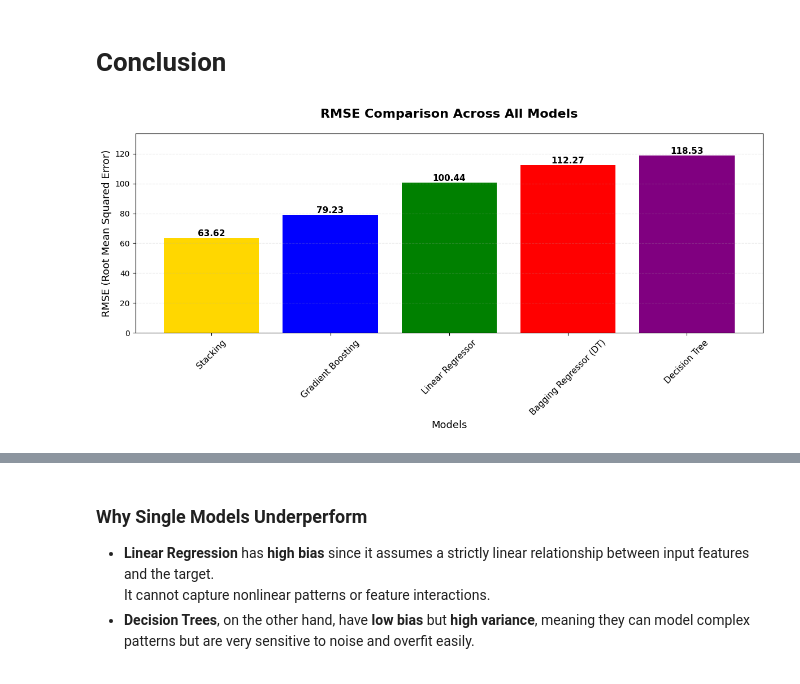
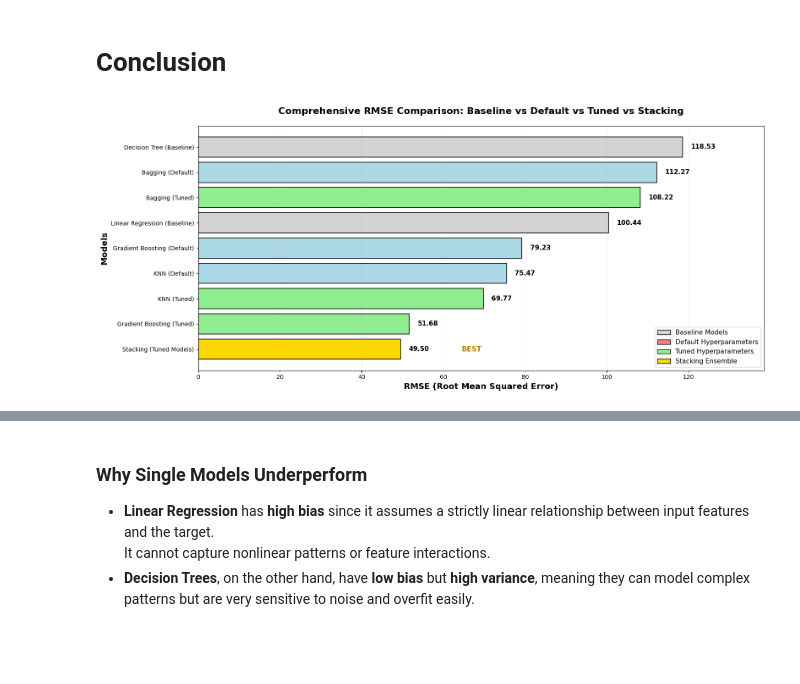
Before and after one commit to ha-rish-23/assignment-8-ha-rish-23, a Jupyter notebook: ensemble_learning.ipynb, the cells around one changed output, grey strips where cells are left out. Cells and saved outputs as stored; diff of their text form; code cells hidden in the pictures; blank space fills up the shorter version.

```diff
--- a/ensemble_learning.ipynb
+++ b/ensemble_learning.ipynb
@@ -337,36 +641,93 @@ Model Performance Comparison:
 # %% [markdown]
 # Conclusion
 # %%
-# RMSE comparative plot for all models
+# Enhanced RMSE comparative plot for all models
 import matplotlib.pyplot as plt
 
-models = results.index.tolist()
-rmse_values = results['RMSE'].tolist()
-colors = ['gold', 'blue', 'green', 'red', 'purple']
+models = results_sorted['Model'].tolist()
+rmse_values = results_sorted['RMSE'].tolist()
 
-# Creating plot for RMSE comparison
-fig, ax = plt.subplots(figsize=(12, 6))
+# Color scheme: baseline (gray), default (orange), tuned (green), stacking (gold)
+colors = []
+for model in models:
+    if 'Baseline' in model:
+        colors.append('lightgray')
+    elif 'Stacking' in model:
+        colors.append('gold')
+    elif 'Tuned' in model:
+        colors.append('lightgreen')
+    else:
+        colors.append('lightblue')
+
+# Creating enhanced comparison plot
+fig, ax = plt.subplots(figsize=(16, 7))
 
 # RMSE Comparison Plot
-bars = ax.bar(models, rmse_values, color=colors, linewidth=1.2)
-ax.set_title('RMSE Comparison Across All Models', fontsize=16, fontweight='bold', pad=20)
-ax.set_ylabel('RMSE (Root Mean Squared Error)', fontsize=13)
-ax.set_xlabel('Models', fontsize=13)
-ax.tick_params(axis='x', rotation=45, labelsize=11)
-ax.set_ylim(0, max(rmse_values) + 15)
-ax.grid(axis='y', alpha=0.3, linestyle='--')
+bars = ax.barh(models, rmse_values, color=colors, edgecolor='black', linewidth=1.2)
+ax.set_xlabel('RMSE (Root Mean Squared Error)', fontsize=14, fontweight='bold')
+ax.set_ylabel('Models', fontsize=14, fontweight='bold')
+ax.set_title('Comprehensive RMSE Comparison: Baseline vs Default vs Tuned vs Stacking',
+             fontsize=16, fontweight='bold', pad=20)
+ax.set_xlim(0, max(rmse_values) + 20)
+ax.grid(axis='x', alpha=0.3, linestyle='--')
 
 # Add value labels on bars
-for bar in bars:
-    height = bar.get_height()
-    ax.text(bar.get_x() + bar.get_width()/2., height,
-            f'{height:.2f}',
-            ha='center', va='bottom', fontsize=11, fontweight='bold')
+for i, (bar, val) in enumerate(zip(bars, rmse_values)):
+    width = bar.get_width()
+    ax.text(width + 2, bar.get_y() + bar.get_height()/2.,
+            f'{val:.2f}',
+            ha='left', va='center', fontsize=11, fontweight='bold')
+
+    # Add star for best model
+    if val == min(rmse_values):
+        ax.text(width + 15, bar.get_y() + bar.get_height()/2.,
+                'BEST', ha='left', va='center',
+                fontsize=12, fontweight='bold', color='darkgoldenrod')
+
+# Add legend
+from matplotlib.patches import Patch
+legend_elements = [
+    Patch(facecolor='lightgray', edgecolor='black', label='Baseline Models'),
+    Patch(facecolor='lightcoral', edgecolor='black', label='Default Hyperparameters'),
+    Patch(facecolor='lightgreen', edgecolor='black', label='Tuned Hyperparameters'),
+    Patch(facecolor='gold', edgecolor='black', label='Stacking Ensemble')
+]
+ax.legend(handles=legend_elements, loc='lower right', fontsize=11)
 
 plt.tight_layout()
 plt.show()
 
-print("Best Model: Stacking Regressor with RMSE = {:.4f} and R² Score = {:.4f}".format(rmse_stacking, r2_stacking))
-print("The Stacking ensemble outperforms all other models by intelligently combining diverse base learners!")
+# Print key insights
+print("\n" + "=" * 80)
+print("KEY INSIGHTS FROM HYPERPARAMETER TUNING:")
+print("=" * 80)
+
+print(f"\n1. BEST BASELINE MODEL:")
+baseline_rmse = [rmse_lr, rmse_dt]
+baseline_names = ['Linear Regression', 'Decision Tree']
+best_baseline_idx = baseline_rmse.index(min(baseline_rmse))
+print(f"   {baseline_names[best_baseline_idx]}: RMSE = {baseline_rmse[best_baseline_idx]:.4f}")
+
+print(f"\n2. IMPACT OF HYPERPARAMETER TUNING:")
+tuning_improvements = [
+    ('KNN', np.sqrt(mean_squared_error(y_test, KNeighborsRegressor().fit(X_train, y_train).predict(X_test))), rmse_knn_tuned),
+    ('Bagging', rmse_bagging, rmse_bagging_tuned),
+    ('Gradient Boosting', rmse_gb, rmse_gb_tuned)
+]
+for name, default, tuned in tuning_improvements:
+    improvement = ((default - tuned) / default) * 100
+    print(f"   {name}: {improvement:.2f}% improvement (RMSE: {default:.4f} → {tuned:.4f})")
+
+print(f"\n3. STACKING ENSEMBLE:")
+print(f"   RMSE: {rmse_stacking:.4f}")
+print(f"   R² Score: {r2_stacking:.4f}")
+print(f"   Improvement over best baseline: {((min(baseline_rmse) - rmse_stacking) / min(baseline_rmse) * 100):.2f}%")
+
+print(f"\n4. FINAL RECOMMENDATION:")
+print(f"   Use '{best_model}' for production deployment")
+print(f"   Hyperparameter tuning provided significant improvements")
+print(f"   Stacking combines the strengths of all base learners optimally")
+
+print("\n" + "=" * 80)
 # %% [output]
-[figure, old version]
+[figure, new version]
```
Also changed, not shown: parts of 12 cells of this notebook.
